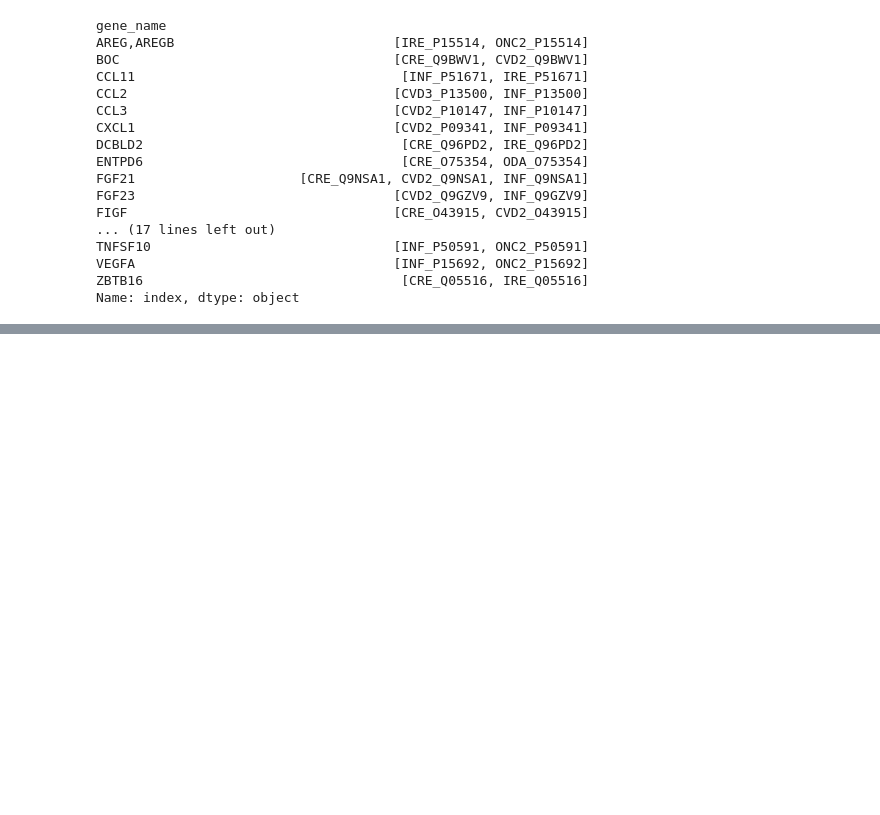
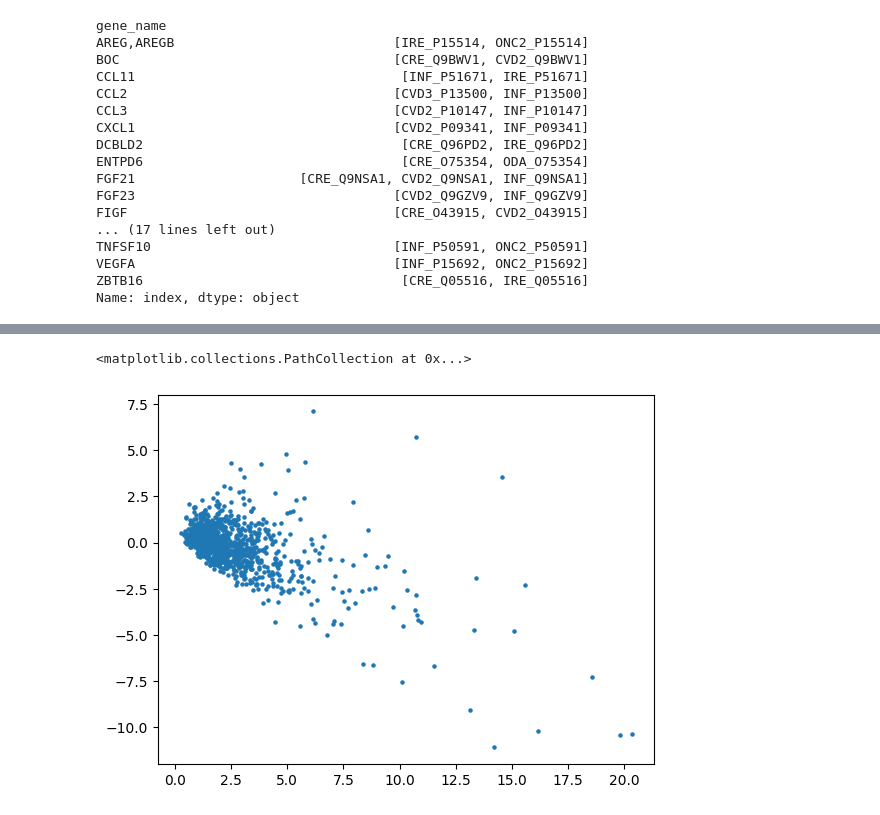
Before and after one commit to IlyaLab/t2d-dt-modeling, a Jupyter notebook: 7_data_description.ipynb, the cells around one changed output, grey strips where cells are left out. Drawn from its saved outputs; the diff is of its cells as text; code cells hidden in the pictures; blank space fills up the shorter version.

```diff
--- a/7_data_description.ipynb
+++ b/7_data_description.ipynb
@@ -220,0 +244,5 @@ plt.grid()
+# %%
+plt.scatter(combined_table['HOMA-IR'], combined_table['d_HOMA-IR'], s=5)
+# %% [output]
+<matplotlib.collections.PathCollection at 0x...>
+[figure, added]
```
Also changed, not shown: parts of 46 cells of this notebook, 1 other file.
